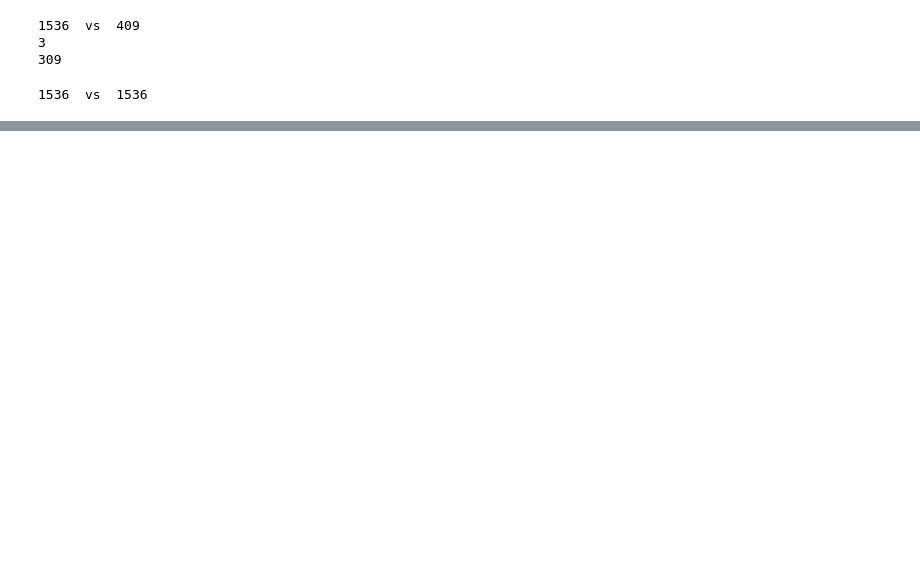
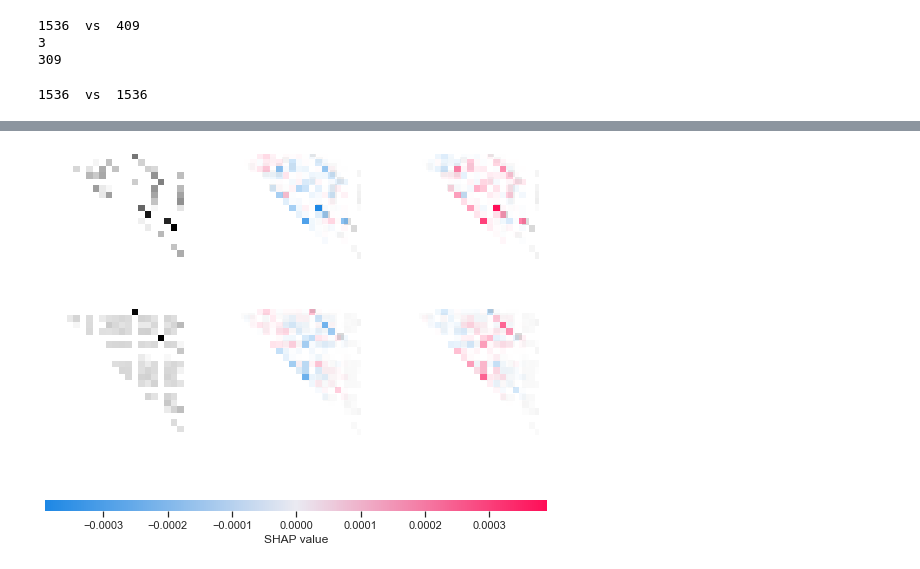
Before and after one commit to Rmarieta/LTS4, a Jupyter notebook: classifier/CNN.ipynb, the cells around one changed output, grey strips where cells are left out. Cells and saved outputs as stored; diff of their text form; code cells hidden in the pictures; blank space fills up the shorter version.

```diff
--- a/classifier/CNN.ipynb
+++ b/classifier/CNN.ipynb
@@ -263,0 +300,17 @@ Accuracy for GNSZ  is: 57.5 %
+# %%
+batch = next(iter(testloader))
+images, _ = batch
+
+background = images[:25].float()
+test_images = images[20:22].float()
+
+e = shap.DeepExplainer(CNN, background)
+shap_values = e.shap_values(test_images)
+# %%
+shap_numpy = [np.swapaxes(np.swapaxes(s, 1, -1), 1, 2) for s in shap_values]
+test_numpy = np.swapaxes(np.swapaxes(test_images.numpy(), 1, -1), 1, 2)
+# %%
+# plot the feature attributions
+shap.image_plot(shap_numpy, -test_numpy)
+# %% [output]
+[figure, added]
```
Also changed, not shown: parts of 9 cells of this notebook, 3 other files.
